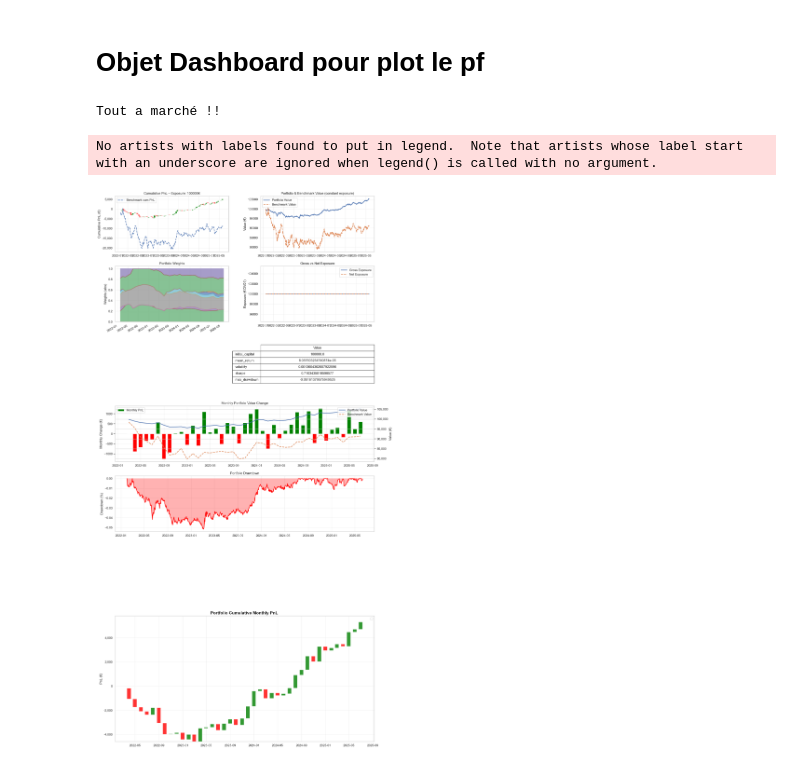
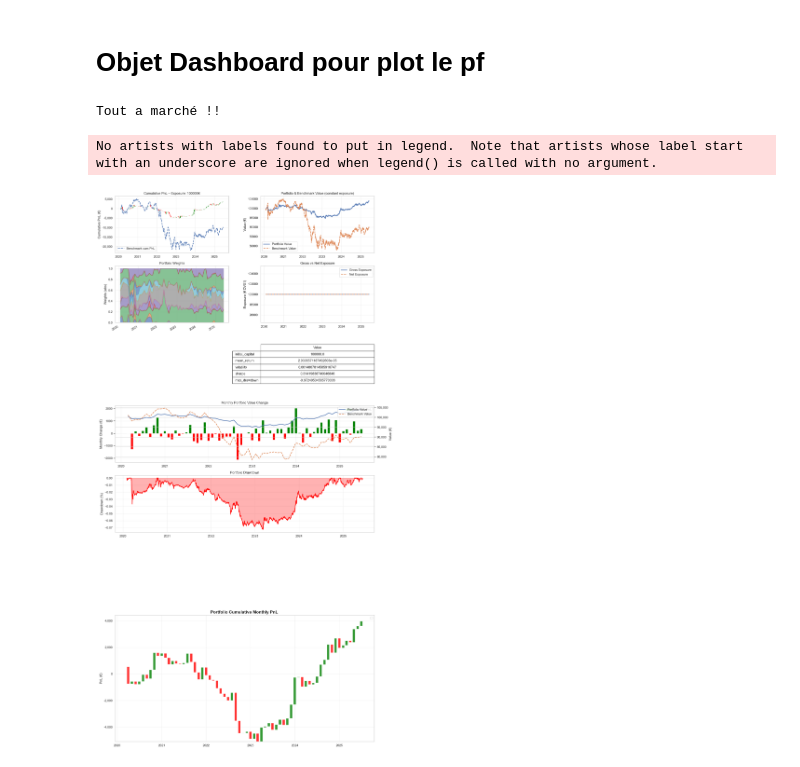
Before and after one commit to pradosth0/Markowitz_based_portfolio_allocation, a Jupyter notebook: pf_bond.ipynb, the cells around one changed output. Cells and saved outputs as stored; diff of their text form; code cells hidden in the pictures.

```diff
--- a/pf_bond.ipynb
+++ b/pf_bond.ipynb
@@ -196,12 +196,23 @@ class Portfolio:
         self.returns = R
 
     def estimate_returns(self):
-        """Sample mean per column (ignores NA)."""
-        self.mean_returns = (
-            data_completed
-            .groupby("product", as_index=False)["total_ret"]
-            .mean()
+        """EWMA (exponential weighted mean) of returns per product."""
+        span=60 #Span control the half life
+
+        # on prend seulement date, produit et return
+        df = self.returns[["time_stamp", "product", "total_ret"]].copy()
+        df = df.sort_values(["product", "time_stamp"])
+
+
+        # EWMA par produit
+        ewma = (
+            df.groupby("product")["total_ret"]
+            .apply(lambda x: x.ewm(span=span, adjust=False).mean().iloc[-1])
+            .reset_index(name="ewma_return")
         )
+
+
+        self.mean_returns = ewma
 
     def estimate_cov_matrix(self):
         """Covariance matrix between products using time series of returns."""
@@ -238,7 +249,7 @@ class Portfolio:
         Retourne :
             self.weights : DataFrame des poids optimaux
         """
-        mean_returns = self.mean_returns["total_ret"]
+        mean_returns = self.mean_returns["ewma_return"]
         cov_matrix = self.cov_matrix.values
         n = len(mean_returns)
         long_only = self.long_only
@@ -519,27 +530,27 @@ class TimeSeriesPortfolio:
 # %%
 
 
-start_date = "2022-01-01"
+start_date = "2020-01-01"
 end_date   = "2025-06-10"
 
 
 tspf = TimeSeriesPortfolio(
     data_completed,
     start_date,
     end_date,
     rebalance_freq="1M",
     long_only=True,
-    lamb=40,
+    lamb=100,
     benchmark="ew",
     ridge=1,
-    window_days=120  # ~ daily data per rebalance
+    window_days=100  # ~ daily data per rebalance
     )
 
 tspf.generate_portfolios()
 
 viz = PortfolioDashboardVisualizer(tspf)
 viz.plot_dashboard()
 # %% [output]
 Tout a marché !!
 No artists with labels found to put in legend.  Note that artists whose label start with an underscore are ignored when legend() is called with no argument.
-[figure, old version]
+[figure, new version]
```
Also changed, not shown: parts of 1 cell of this notebook.
